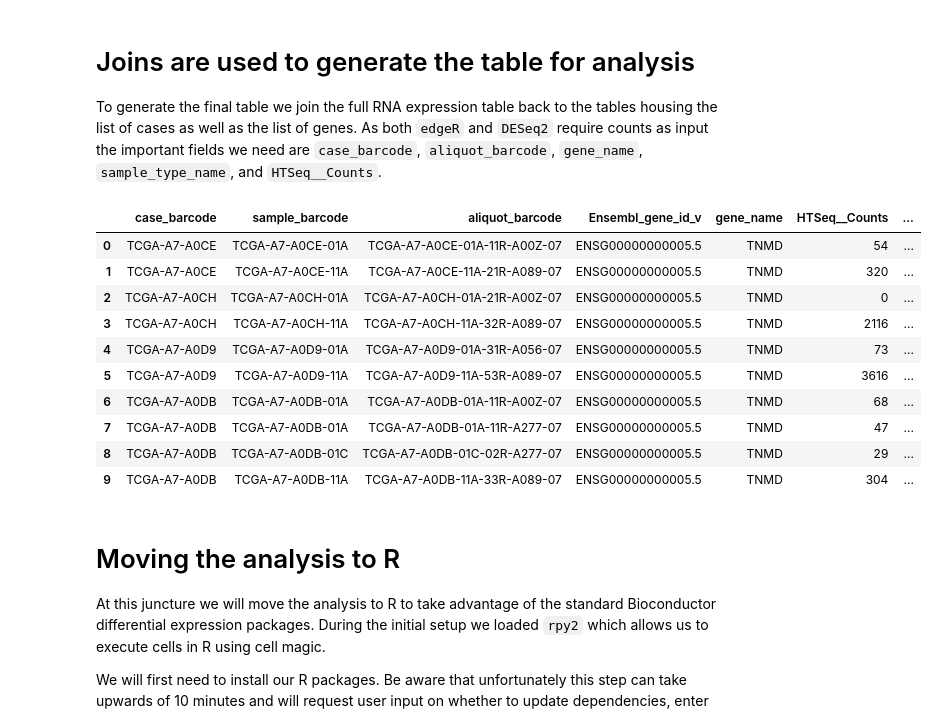
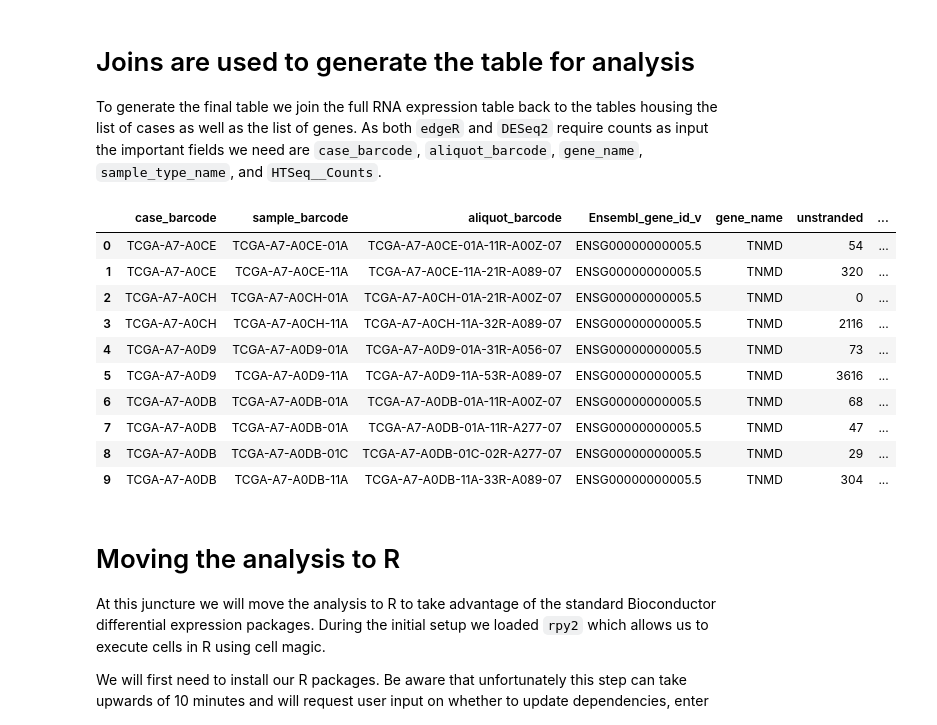
Before and after one commit to rpatil524/Community-Notebooks, a Jupyter notebook: Notebooks/How_to_analyze_differential_expression_between_paired_tumor_and_normal_samples.ipynb, the cells around one changed output. Drawn from its saved outputs; the diff is of its cells as text; code cells hidden in the pictures.

```diff
--- a/Notebooks/How_to_analyze_differential_expression_between_paired_tumor_and_normal_samples.ipynb
+++ b/Notebooks/How_to_analyze_differential_expression_between_paired_tumor_and_normal_samples.ipynb
@@ -116,26 +116,26 @@ To generate the final table we join the full RNA expression table back to the ta
 # %%
 final_join = """
 SELECT rna.case_barcode,
        rna.sample_barcode,
        rna.aliquot_barcode,
        rna.Ensembl_gene_id_v,
        rna.gene_name,
-       rna.HTSeq__Counts,
+       rna.unstranded,
        rna.sample_type_name,
 FROM rna
   JOIN cases ON rna.case_barcode = cases.case_barcode
   JOIN mean_expr ON rna.Ensembl_gene_id_v = mean_expr.Ensembl_gene_id_v
 WHERE rna.sample_type_name = 'Solid Tissue Normal'
   OR rna.sample_type_name = 'Primary Tumor'
 ORDER BY Ensembl_gene_id_v, case_barcode, aliquot_barcode
 """.format(rna_table)
 
 query_job = client.query( case_query + expression_query + final_join )
 # print( case_query + expression_query + final_join )
 joined_data = query_job.result().to_dataframe()
 joined_data.head(10)
 # %% [output]
-|  | case_barcode | sample_barcode | aliquot_barcode | Ensembl_gene_id_v | gene_name | HTSeq__Counts | ... |
+|  | case_barcode | sample_barcode | aliquot_barcode | Ensembl_gene_id_v | gene_name | unstranded | ... |
 | 0 | TCGA-A7-A0CE | TCGA-A7-A0CE-01A | TCGA-A7-A0CE-01A-11R-A00Z-07 | ENSG00000000005.5 | TNMD | 54 | ... |
 | 1 | TCGA-A7-A0CE | TCGA-A7-A0CE-11A | TCGA-A7-A0CE-11A-21R-A089-07 | ENSG00000000005.5 | TNMD | 320 | ... |
 | 2 | TCGA-A7-A0CH | TCGA-A7-A0CH-01A | TCGA-A7-A0CH-01A-21R-A00Z-07 | ENSG00000000005.5 | TNMD | 0 | ... |
```
Also changed, not shown: parts of 3 cells of this notebook.
